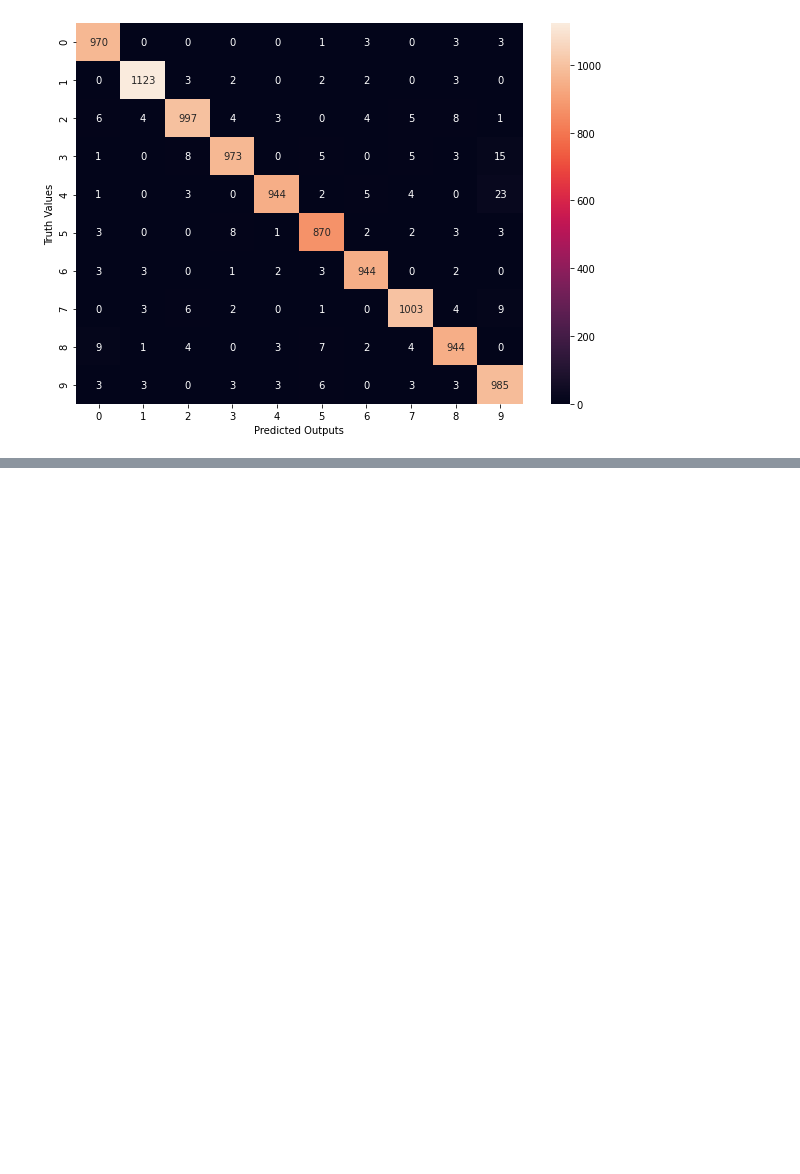
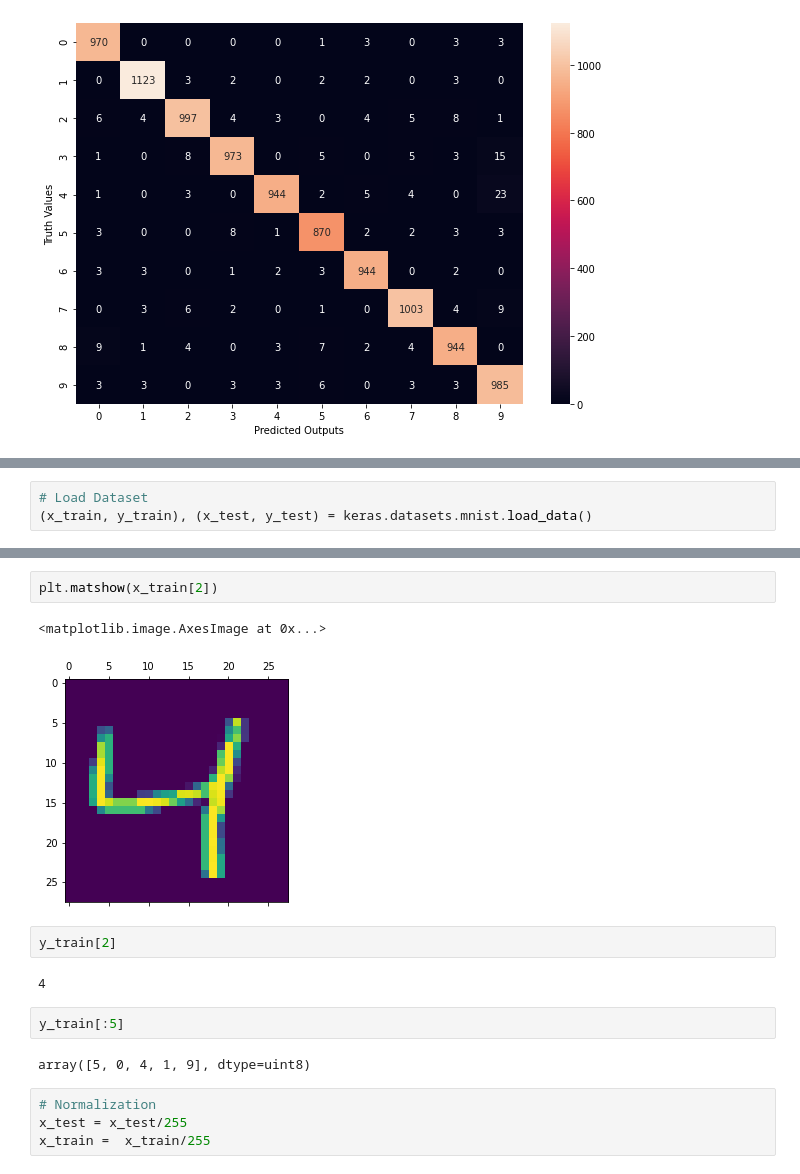
Before and after one commit to Void-Brain70/Deep_Learning, a Jupyter notebook: Handwritten_Digit_Classification.ipynb, the cells around one changed output, grey strips where cells are left out. Cells and saved outputs as stored; diff of their text form; blank space fills up the shorter version.

```diff
--- a/Handwritten_Digit_Classification.ipynb
+++ b/Handwritten_Digit_Classification.ipynb
@@ -196,0 +205,3 @@ Text(69.0, 0.5, 'Truth Values')
+# %%
+# Load Dataset
+(x_train, y_train), (x_test, y_test) = keras.datasets.mnist.load_data()
@@ -196,0 +240,17 @@ Text(69.0, 0.5, 'Truth Values')
+# %%
+plt.matshow(x_train[2])
+# %% [output]
+<matplotlib.image.AxesImage at 0x...>
+[figure, added]
+# %%
+y_train[2]
+# %% [output]
+4
+# %%
+y_train[:5]
+# %% [output]
+array([5, 0, 4, 1, 9], dtype=uint8)
+# %%
+# Normalization
+x_test = x_test/255
+x_train =  x_train/255
```
Also changed, not shown: parts of 22 cells of this notebook.
